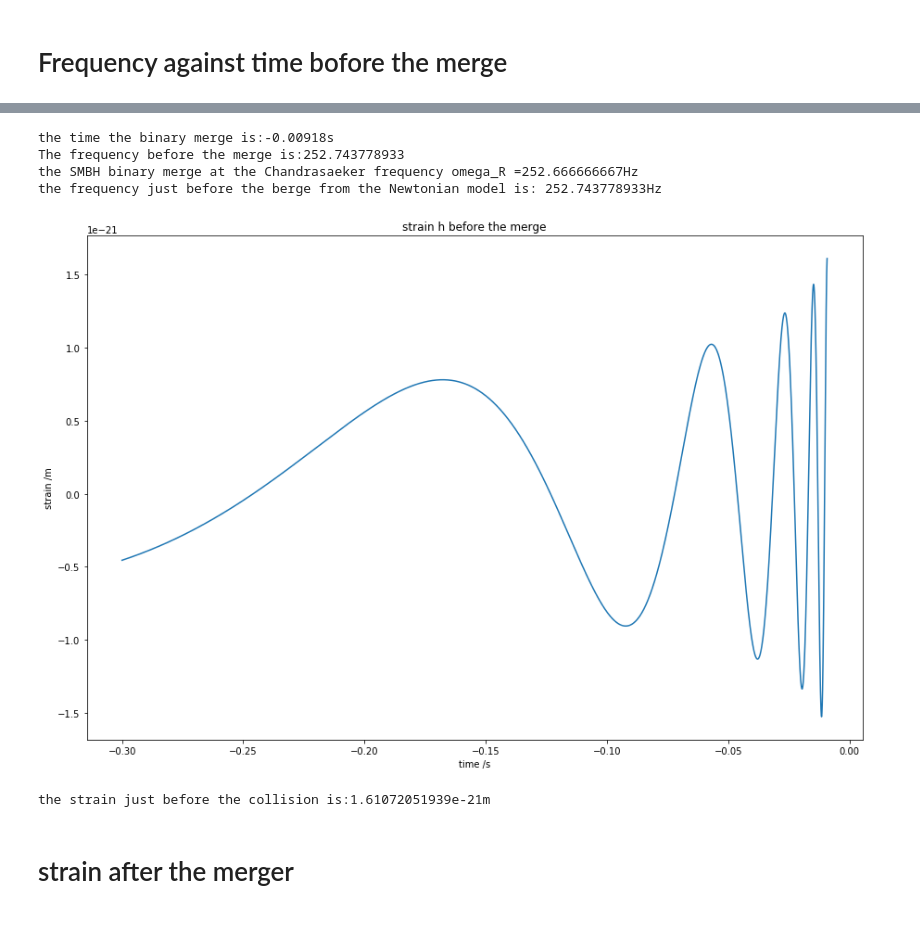
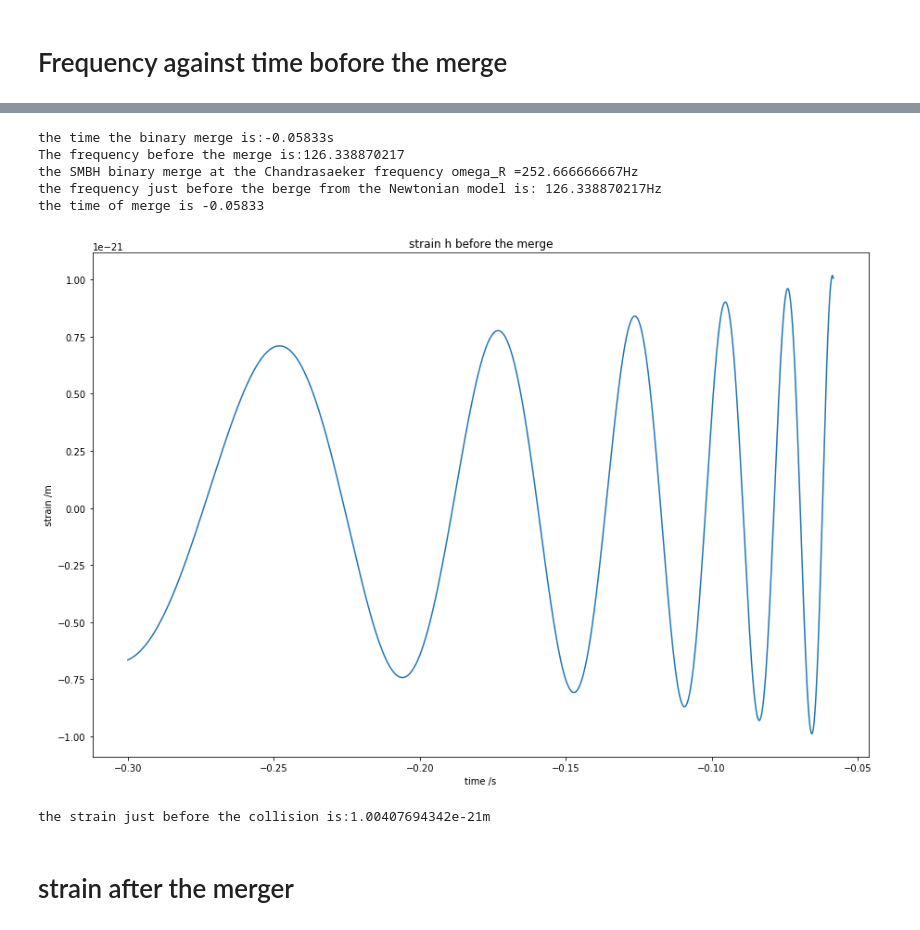
Before and after one commit to Astrojediver/Gravitational-Waves, a Jupyter notebook: GW_signal.ipynb, the cells around one changed output, grey strips where cells are left out. Drawn from its saved outputs; the diff is of its cells as text; code cells hidden in the pictures.

```diff
--- a/GW_signal.ipynb
+++ b/GW_signal.ipynb
@@ -67,22 +68,35 @@ the characteristic time for the exponential decay of the amplitude of GW in the
 # %%
 Tlist=[]
 omegalist=[]
+
 i=0.
-while omega(-0.3+0.00001*i) < omega_R:
+while omega(-0.3+0.00001*i) < omega_R/2:
     i +=1.
     Tlist.append(-0.3+0.00001*i)
     omegalist.append(omega(-0.3+0.00001*i))
 
+Tlist2=[]
+omegalist2=[]
+j=0
+for j in range(20000):
+
+    j +=1.
+    Tlist2.append(0.00001*j+Tlist[-1])
+    omegalist2.append(omegalist[-1])
+
 plt.plot(Tlist, omegalist)
+plt.plot(Tlist2,omegalist2, "b")
 #plt.yscale('log')
-plt.title("angular frequency of the binary before the merge")
-plt.xlabel("time. t=0 is the merge ")
-plt.ylabel("angular frequency /Hz")
+plt.title("The binary orbiting frequency before and after the merge of the BH", fontsize=20)
+plt.xlabel("time/s. t_c=-0.05833", fontsize=20)
+plt.ylabel("frequency /Hz", fontsize=20)
+plt.savefig('freq_time.png')
 plt.show()
 print("the time the binary merge is:" +str(Tlist[-1]) +"s")
 print("The frequency before the merge is:" + str(omegalist[-1]))
 print ("the SMBH binary merge at the Chandrasaeker frequency omega_R =" + str(omega_R) +"Hz")
 print ("the frequency just before the berge from the Newtonian model is: " + str(omegalist[-1]) + "Hz")
+print("the time of merge is " + str(Tlist[-1]))
 
 
 
@@ -90,10 +104,10 @@ t=0.
 t_list=[]
 h_list=[]
 j=0.
-while omega(-0.3+0.00001*j)<omega_R:# time from -0.1 till 0
+while omega(-0.3+0.00001*j) < omega_R/2:# time from -0.1 till 0
     j+=1.
     t_list.append(-0.3+0.00001*j)
-    h_list.append(h_0(-0.3+0.00001*j)*math.cos(0.5*omega(-0.3+0.00001*j)*-0.3+0.00001*j))
+    h_list.append(h_0(-0.3+0.00001*j)*math.cos(2*omega(-0.3+0.00001*j)*-0.3+0.00001*j))
 
 
 plt.plot(t_list, h_list)
@@ -108,9 +122,10 @@ print ("the strain just before the collision is:" + str(h_list[-1]) + "m")
-the time the binary merge is:-0.00918s
-The frequency before the merge is:252.743778933
+the time the binary merge is:-0.05833s
+The frequency before the merge is:126.338870217
 the SMBH binary merge at the Chandrasaeker frequency omega_R =252.666666667Hz
-the frequency just before the berge from the Newtonian model is: 252.743778933Hz
+the frequency just before the berge from the Newtonian model is: 126.338870217Hz
+the time of merge is -0.05833
-[figure, old version]
+[figure, new version]
-the strain just before the collision is:1.61072051939e-21m
+the strain just before the collision is:1.00407694342e-21m
 # %% [markdown]
 # strain after the merger
 # %%
```
Also changed, not shown: parts of 5 cells of this notebook, 2 other files.
